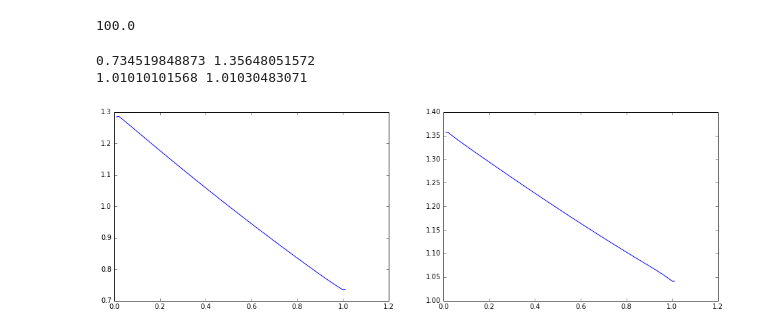
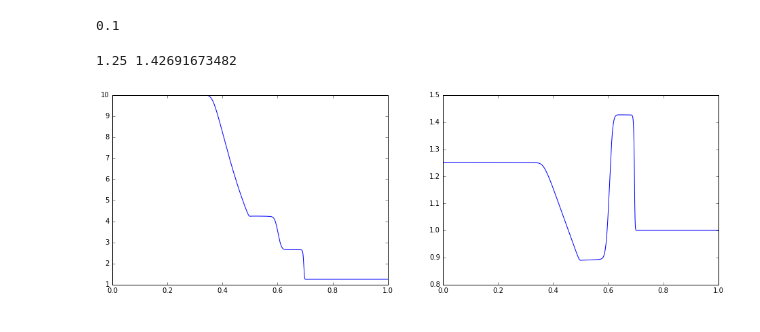
Before and after one commit to temik42/lib, a Jupyter notebook: hydron/example-Copy1.ipynb, the cells around one changed output. Cells and saved outputs as stored; diff of their text form; code cells hidden in the pictures.

```diff
--- a/hydron/example-Copy1.ipynb
+++ b/hydron/example-Copy1.ipynb
@@ -6,12 +4,13 @@ import matplotlib.pyplot as plt
 import numpy as np
 import hydron as hd
 # %%
-#dt,tau,X,n,u,T,config = hd.Sod_tube()
-dt,tau,X,n,u,T,config = hd.Boltzmann()
+dt,tau,X,n,u,T,config = hd.Sod_tube()
+#dt,tau,X,n,u,T,config = hd.Boltzmann()
 #dt,tau,X,n,u,T,config = hd.Diffusion()
 # %%
 sim = hd.Solver(dt,X,n,u,T,config)
 sim.run(tau)
+out = sim.out
 # %% [output]
 in progress ...
 |-10%-|-20%-|-30%-|-40%-|-50%-|-60%-|-70%-|-80%-|-90%-|-100%|
@@ -22,16 +20,15 @@ Elapsed time: 61.84 seconds
 # %%
 print sim.time
 # %% [output]
-100.0
+0.1
 # %%
 plt.figure(figsize = (16,5))
 plt.subplot(121)
-plt.plot(sim.s*sim.sc.x, sim.out.n[-1]*sim.sc.n)
+plt.plot(out.s(), out.n()[-1])
 plt.subplot(122)
-plt.plot(sim.s*sim.sc.x, sim.out.T[-1]*sim.sc.T)
-print np.min(sim.out.n[-1]),np.max(sim.out.T[-1])
-print np.sum(sim.out.n[0]*sim.ds), np.sum(sim.q[0]*sim.ds)
+plt.plot(out.s(), out.T()[-1])
+print np.min(out.n()[-1]),np.max(sim.out.T()[-1])
+#print np.sum(out.n()[0]*sim.ds), np.sum(sim.q[0]*sim.ds)
 # %% [output]
-0.734519848873 1.35648051572
-1.01010101568 1.01030483071
+1.25 1.42691673482
-[figure, old version]
+[figure, new version]
```
Also changed, not shown: parts of 6 cells of this notebook, 7 other files.
